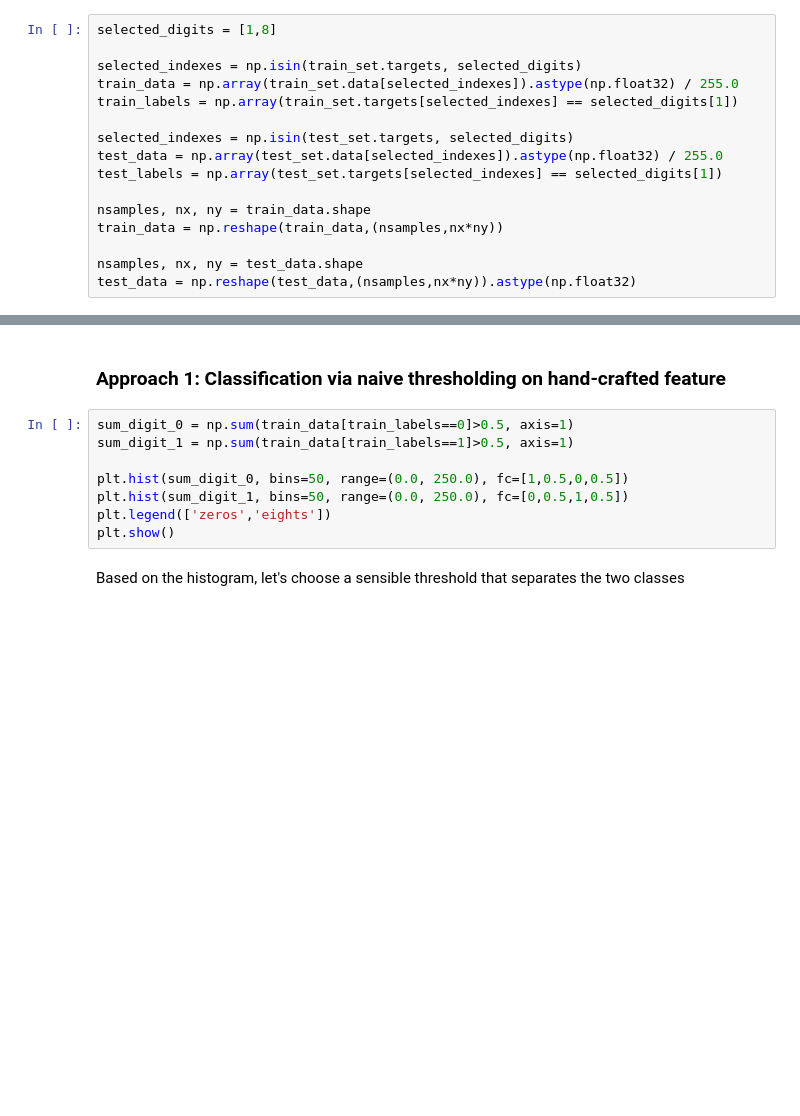
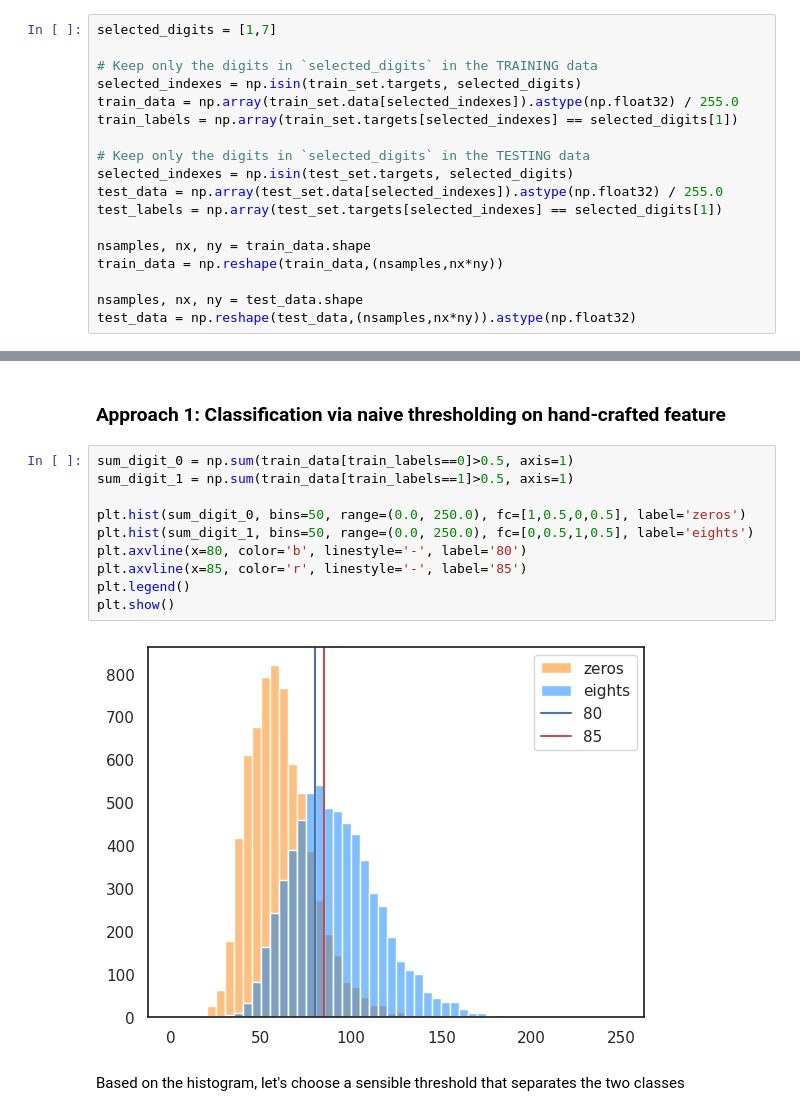
Before and after one commit to avzh1/imperial-4th-year, a Jupyter notebook: medical-imaging/Tutorials/T00/tutorial_0_introduction.ipynb, the cells around one changed output, grey strips where cells are left out. Cells and saved outputs as stored; diff of their text form; blank space fills up the shorter version.

```diff
--- a/medical-imaging/Tutorials/T00/tutorial_0_introduction.ipynb
+++ b/medical-imaging/Tutorials/T00/tutorial_0_introduction.ipynb
@@ -74,12 +87,14 @@ plt.show()
 # %% [markdown]
 **Task:** Change the selected digits to [0,8] and other combinations, and observe the effect on the classification approaches.
 # %%
-selected_digits = [1,8]
+selected_digits = [1,7]
 
+# Keep only the digits in `selected_digits` in the TRAINING data
 selected_indexes = np.isin(train_set.targets, selected_digits)
 train_data = np.array(train_set.data[selected_indexes]).astype(np.float32) / 255.0
 train_labels = np.array(train_set.targets[selected_indexes] == selected_digits[1])
 
+# Keep only the digits in `selected_digits` in the TESTING data
 selected_indexes = np.isin(test_set.targets, selected_digits)
 test_data = np.array(test_set.data[selected_indexes]).astype(np.float32) / 255.0
 test_labels = np.array(test_set.targets[selected_indexes] == selected_digits[1])
@@ -99,11 +116,15 @@ plt.show()
 # %%
 sum_digit_0 = np.sum(train_data[train_labels==0]>0.5, axis=1)
 sum_digit_1 = np.sum(train_data[train_labels==1]>0.5, axis=1)
 
-plt.hist(sum_digit_0, bins=50, range=(0.0, 250.0), fc=[1,0.5,0,0.5])
-plt.hist(sum_digit_1, bins=50, range=(0.0, 250.0), fc=[0,0.5,1,0.5])
-plt.legend(['zeros','eights'])
+plt.hist(sum_digit_0, bins=50, range=(0.0, 250.0), fc=[1,0.5,0,0.5], label='zeros')
+plt.hist(sum_digit_1, bins=50, range=(0.0, 250.0), fc=[0,0.5,1,0.5], label='eights')
+plt.axvline(x=80, color='b', linestyle='-', label='80')
+plt.axvline(x=85, color='r', linestyle='-', label='85')
+plt.legend()
 plt.show()
+# %% [output]
+[figure, added]
 # %% [markdown]
 Based on the histogram, let's choose a sensible threshold that separates the two classes
 # %%
```
Also changed, not shown: parts of 16 cells of this notebook, 3 other files.
